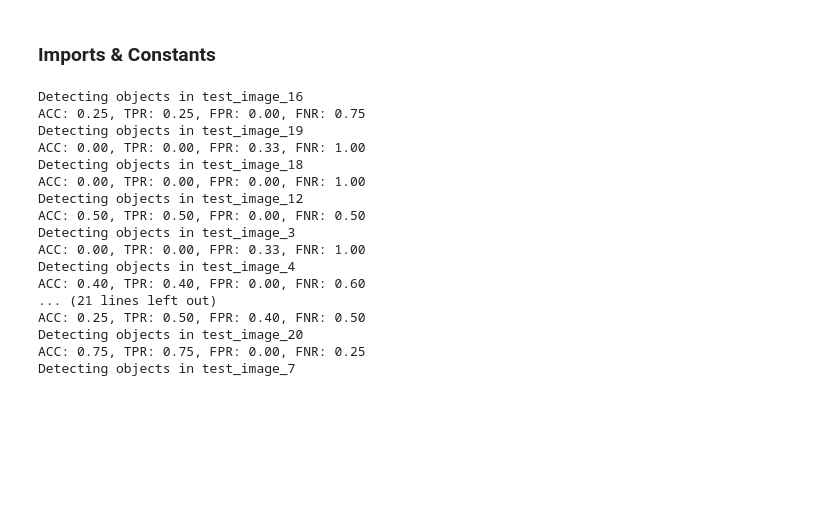
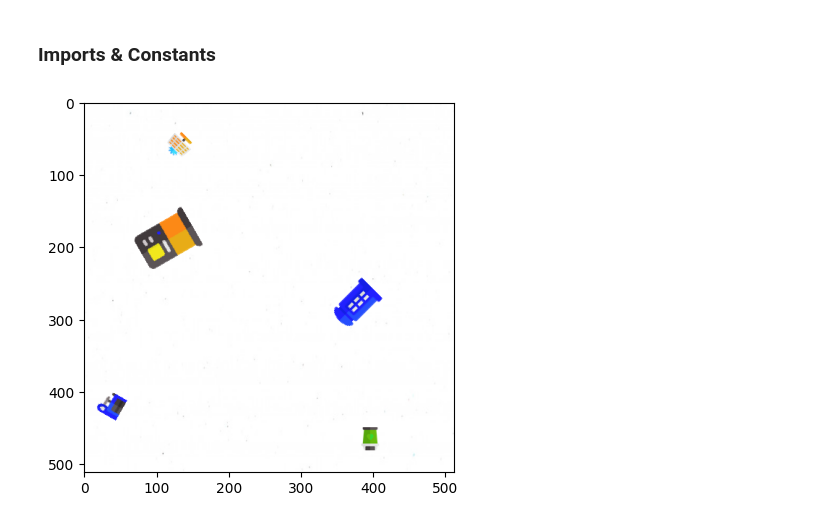
Before and after one commit to coeus-uk/computer-vision, a Jupyter notebook: Task3.ipynb, the cells around one changed output. Saved outputs shown, nothing was run; the diff lists cells and outputs as text; code cells hidden in the pictures; blank space fills up the shorter version.

```diff
--- a/Task3.ipynb
+++ b/Task3.ipynb
@@ -64,34 +77,33 @@ ANNOTATIONS_DIR = Path("Task3Dataset", "annotations")
+# %%
+test_images.print(15)
+# %% [output]
+[figure, added]
 # %%
-test_images = ImageDataset(TEST_IMG_DIR, file_ext="png")
-query_images = ImageDataset(QUERY_IMG_DIR, file_ext="png")
+def detect_on_dataset(
+        test_imgs: ImageDataset,
+        query_imgs: ImageDataset,
+        sift_hps: Dict = {},
+        lowe_threshold: float = 0.7,
+        min_match_count: int = 10,
+        verbose: Verbosity = Verbosity.MEDIUM
+    ) -> Tuple[float, ...]:
 
-detector = ObjectDetector(query_images, {}, verbose=False)
+    acc_lst, tpr_list, fpr_lst, fnr_lst = [], [], [], []
+    detector = ObjectDetector(query_imgs, sift_hps, verbose=False)
 
-# Iterate through each test image and detect objects in it. Compare these detctions to the ground truth annotations.
-for img, img_path in test_images:
-    annotations_path = ANNOTATIONS_DIR / img_path.with_suffix(".csv").name
-    img_annotations = pd.read_csv(annotations_path)
+    # Iterate through each test image and detect objects in it. Compare these detctions to the ground truth annotations.
+    for img, img_path in test_imgs:
+        annotations_path = ANNOTATIONS_DIR / img_path.with_suffix(".csv").name
+        img_annotations = pd.read_csv(annotations_path)
 
-    print(f"Detecting objects in {img_path.stem}")
-    detections = detector.detect(img, draw=False, lowe_ratio_test_threshold=0.7)
-    acc, tpr, fpr, fnr = task3.evaluate_detections(detections, img_annotations)
+        print(f"Detecting objects in {img_path.stem}")
+        detections = detector.detect(img, lowe_threshold, min_match_count, draw=False)
+        acc, tpr, fpr, fnr = task3.evaluate_detections(detections, img_annotations)
 
-    print(f"ACC: {acc:.2f}, TPR: {tpr:.2f}, FPR: {fpr:.2f}, FNR: {fnr:.2f}")
+        print(f"ACC: {acc:.2f}, TPR: {tpr:.2f}, FPR: {fpr:.2f}, FNR: {fnr:.2f}")
+        acc_lst.append(acc)
+        tpr_list.append(tpr)
+        fpr_lst.append(fpr)
+        fnr_lst.append(fnr)
+
+    return np.mean(acc_lst), np.mean(tpr_list), np.mean(fpr_lst), np.mean(fnr_lst)
-# %% [output]
-Detecting objects in test_image_16
-ACC: 0.25, TPR: 0.25, FPR: 0.00, FNR: 0.75
-Detecting objects in test_image_19
-ACC: 0.00, TPR: 0.00, FPR: 0.33, FNR: 1.00
-Detecting objects in test_image_18
-ACC: 0.00, TPR: 0.00, FPR: 0.00, FNR: 1.00
-Detecting objects in test_image_12
-ACC: 0.50, TPR: 0.50, FPR: 0.00, FNR: 0.50
-Detecting objects in test_image_3
-ACC: 0.00, TPR: 0.00, FPR: 0.33, FNR: 1.00
-Detecting objects in test_image_4
-ACC: 0.40, TPR: 0.40, FPR: 0.00, FNR: 0.60
-... (21 lines left out)
-ACC: 0.25, TPR: 0.50, FPR: 0.40, FNR: 0.50
-Detecting objects in test_image_20
-ACC: 0.75, TPR: 0.75, FPR: 0.00, FNR: 0.25
-Detecting objects in test_image_7
```
Also changed, not shown: parts of 4 cells of this notebook, 1 other file.
